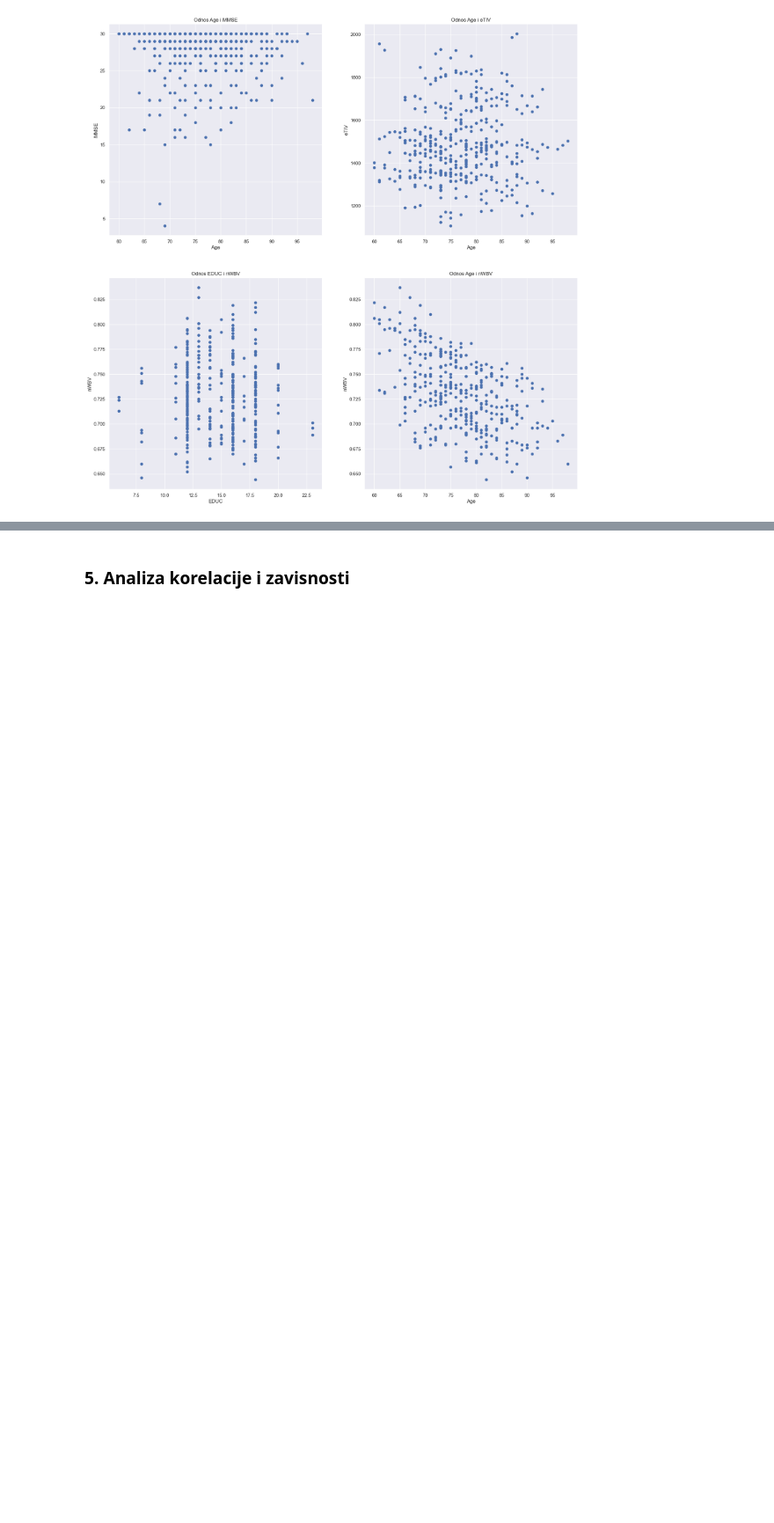
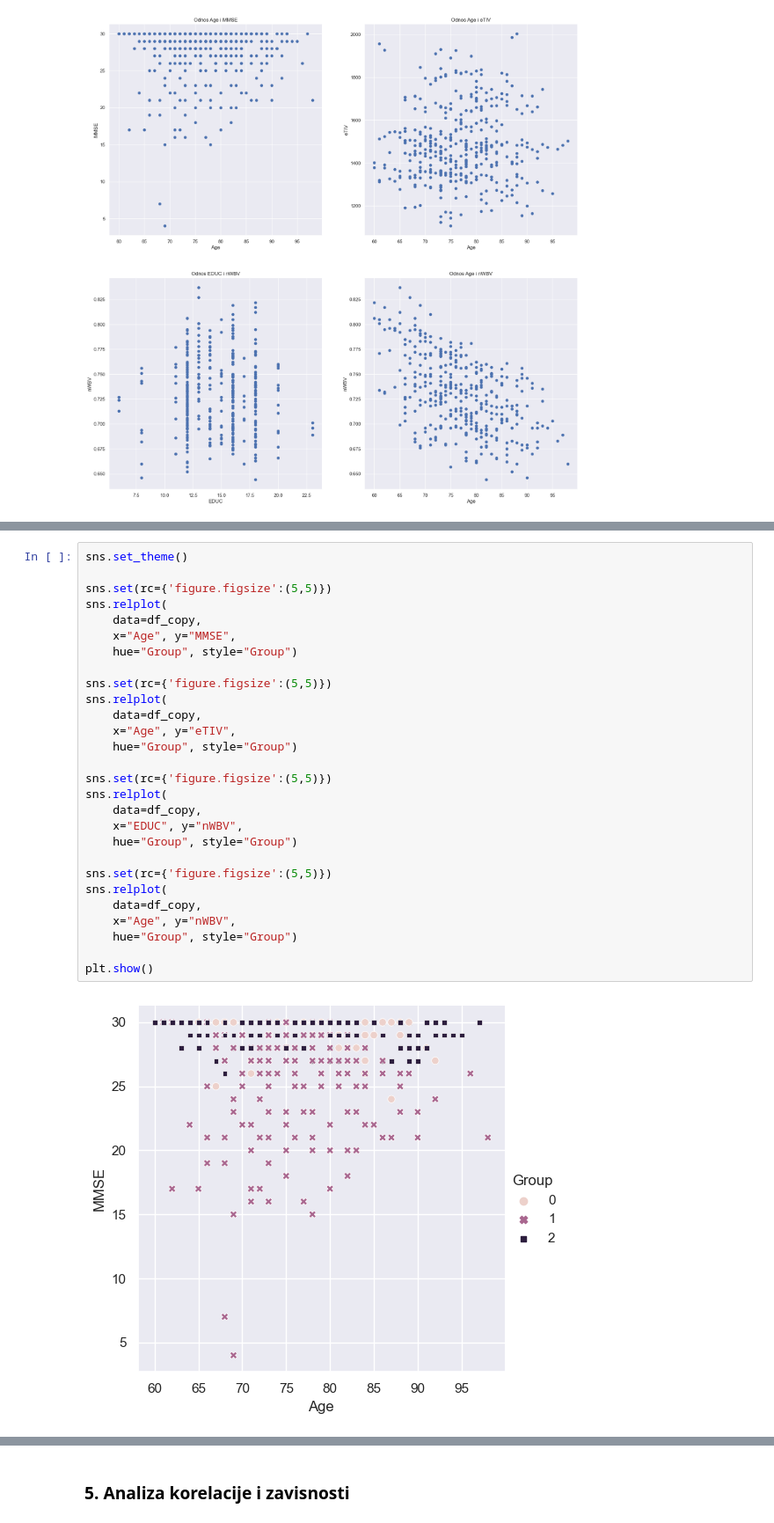
Before and after one commit to zveronika/UUZOP-projekt, a Jupyter notebook: UUZOP-Veronika_Žunar.ipynb, the cells around one changed output, grey strips where cells are left out. Shown at 88% size. Cells and saved outputs as stored; diff of their text form; blank space fills up the shorter version.

```diff
--- a/UUZOP-Veronika_Žunar.ipynb
+++ b/UUZOP-Veronika_Žunar.ipynb
@@ -296,0 +325,30 @@ plt.show()
+# %%
+sns.set_theme()
+
+sns.set(rc={'figure.figsize':(5,5)})
+sns.relplot(
+    data=df_copy,
+    x="Age", y="MMSE",
+    hue="Group", style="Group")
+
+sns.set(rc={'figure.figsize':(5,5)})
+sns.relplot(
+    data=df_copy,
+    x="Age", y="eTIV",
+    hue="Group", style="Group")
+
+sns.set(rc={'figure.figsize':(5,5)})
+sns.relplot(
+    data=df_copy,
+    x="EDUC", y="nWBV",
+    hue="Group", style="Group")
+
+sns.set(rc={'figure.figsize':(5,5)})
+sns.relplot(
+    data=df_copy,
+    x="Age", y="nWBV",
+    hue="Group", style="Group")
+
+plt.show()
+# %% [output]
+[figure, added]
```
Also changed, not shown: parts of 6 cells of this notebook.
